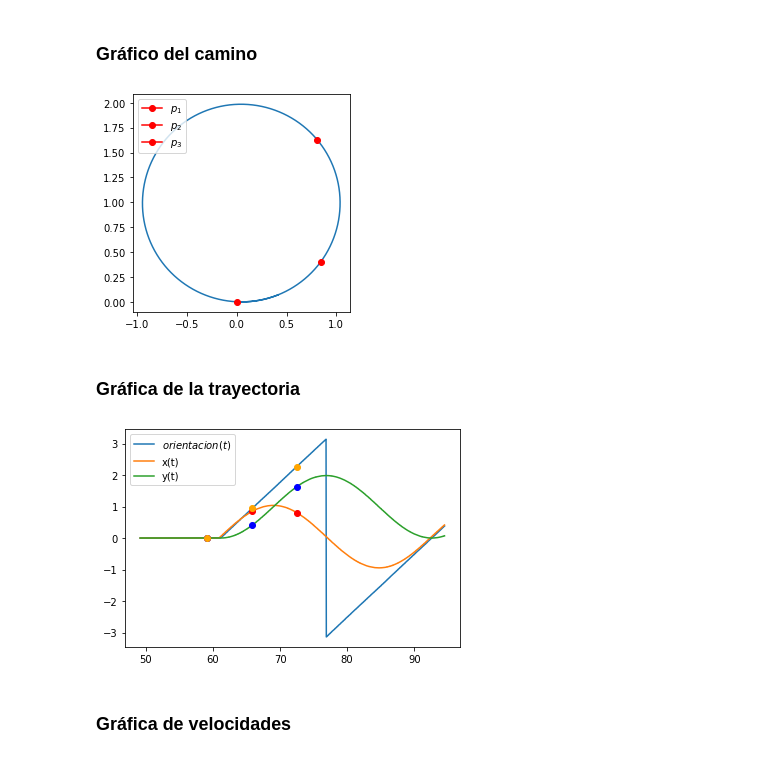
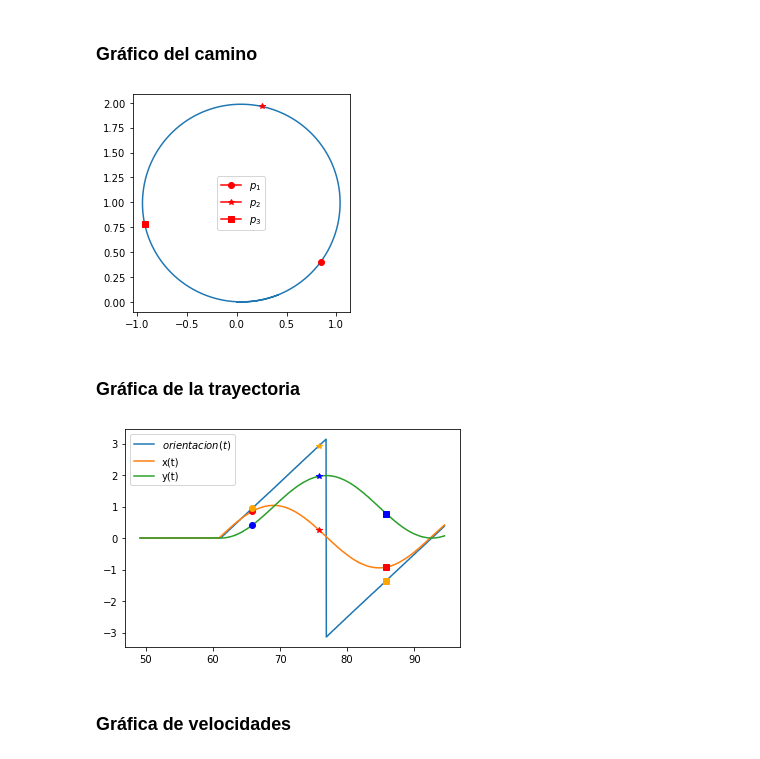
Before and after one commit to matias-dogliani/robotic_repo, a Jupyter notebook: Tp1/Tp1.ipynb, the cells around one changed output. Drawn from its saved outputs; the diff is of its cells as text; code cells hidden in the pictures.

Commit message:
Agrego velocidades limites y corrigo los puntos marcados

```diff
--- a/Tp1/Tp1.ipynb
+++ b/Tp1/Tp1.ipynb
@@ -247,40 +247,41 @@ Registro de datos de camino circular
 #Elimino los datos que sean nulos (para graficar)
 
 PuntosX = [x for x in data[1] if x != 0]
 PuntosY = [y for y in data[2] if y != 0]
 
 #Grafico el camino circular con relacion 1:1
 
 plt.axes().set_aspect('equal')
 plt.plot(PuntosX,PuntosY)
 plt.savefig('./imgs/camino_circular.png')
 
 
 """
 plt.annotate('$p_1$', xy=(PuntosX[20],PuntosY[20]),
              xytext =  (PuntosX[20],PuntosY[20] -1),
              size = 15, color = 'red',
             arrowprops={ "arrowstyle": "<->" })
 """
 #Marco puntos al azar en el grafico del camino
 #Hay muchos datos al principio cuando aun no habíamos enviado
 #el comando de velocidad. Supuestamente, si tienen x e y = 0
 # tendrian que no estar, pero debe ser que no estaba en (0,0) porque
 #ya habíamos ejecutado otra simulación
-D1=300
-D2=500
-D3=700
+D1=500
+D2=800
+D3=1100
 plt.plot(PuntosX[D1],PuntosY[D1], marker = 'o'
          ,color = 'red',label = '$p_1$')
-plt.plot(PuntosX[D2],PuntosY[D2], marker = 'o'
+plt.plot(PuntosX[D2],PuntosY[D2], marker = '*'
          ,color = 'red',label = '$p_2$')
-plt.plot(PuntosX[D3],PuntosY[D3], marker = 'o'
+plt.plot(PuntosX[D3],PuntosY[D3], marker = 's'
          ,color = 'red',label = '$p_3$')
-plt.legend(loc = 'upper left')
+plt.legend()
+
 
 plt.savefig('./imgs/camino_circular_anotado.png')
 # %% [output]
-[figure, old version]
+[figure, new version]
 # %% [markdown]
 ### Gráfica de la trayectoria
 # %%
@@ -299,28 +300,28 @@ plt.savefig('./imgs/trayectoria_circular.png')
 #Marco los puntos respectivos
 plt.plot(PuntosT[D1],PuntosX[D1], marker = 'o'
          ,color = 'red',label = '$p_1$')
-plt.plot(PuntosT[D2],PuntosX[D2], marker = 'o'
+plt.plot(PuntosT[D2],PuntosX[D2], marker = '*'
          ,color = 'red',label = '$p_2$')
-plt.plot(PuntosT[D3],PuntosX[D3], marker = 'o'
+plt.plot(PuntosT[D3],PuntosX[D3], marker = 's'
          ,color = 'red',label = '$p_3$')
 
 plt.plot(PuntosT[D1],PuntosY[D1], marker = 'o'
          ,color = 'blue',label = '$p_1$')
-plt.plot(PuntosT[D2],PuntosY[D2], marker = 'o'
+plt.plot(PuntosT[D2],PuntosY[D2], marker = '*'
          ,color = 'blue',label = '$p_2$')
-plt.plot(PuntosT[D3],PuntosY[D3], marker = 'o'
+plt.plot(PuntosT[D3],PuntosY[D3], marker = 's'
          ,color = 'blue',label = '$p_3$')
 
 plt.plot(PuntosT[D1],PuntosO[D1], marker = 'o'
          ,color = 'orange',label = '$p_1$')
-plt.plot(PuntosT[D2],PuntosO[D2], marker = 'o'
+plt.plot(PuntosT[D2],PuntosO[D2], marker = '*'
          ,color = 'orange',label = '$p_2$')
-plt.plot(PuntosT[D3],PuntosO[D3], marker = 'o'
+plt.plot(PuntosT[D3],PuntosO[D3], marker = 's'
          ,color = 'orange',label = '$p_3$')
 
 plt.savefig('./imgs/tratyectoria_circular_anotado.png')
 # %% [output]
-[figure, old version]
+[figure, new version]
 # %% [markdown]
 ### Gráfica de velocidades
 # %%
```
Also changed, not shown: parts of 1 cell of this notebook, 4 other files.
